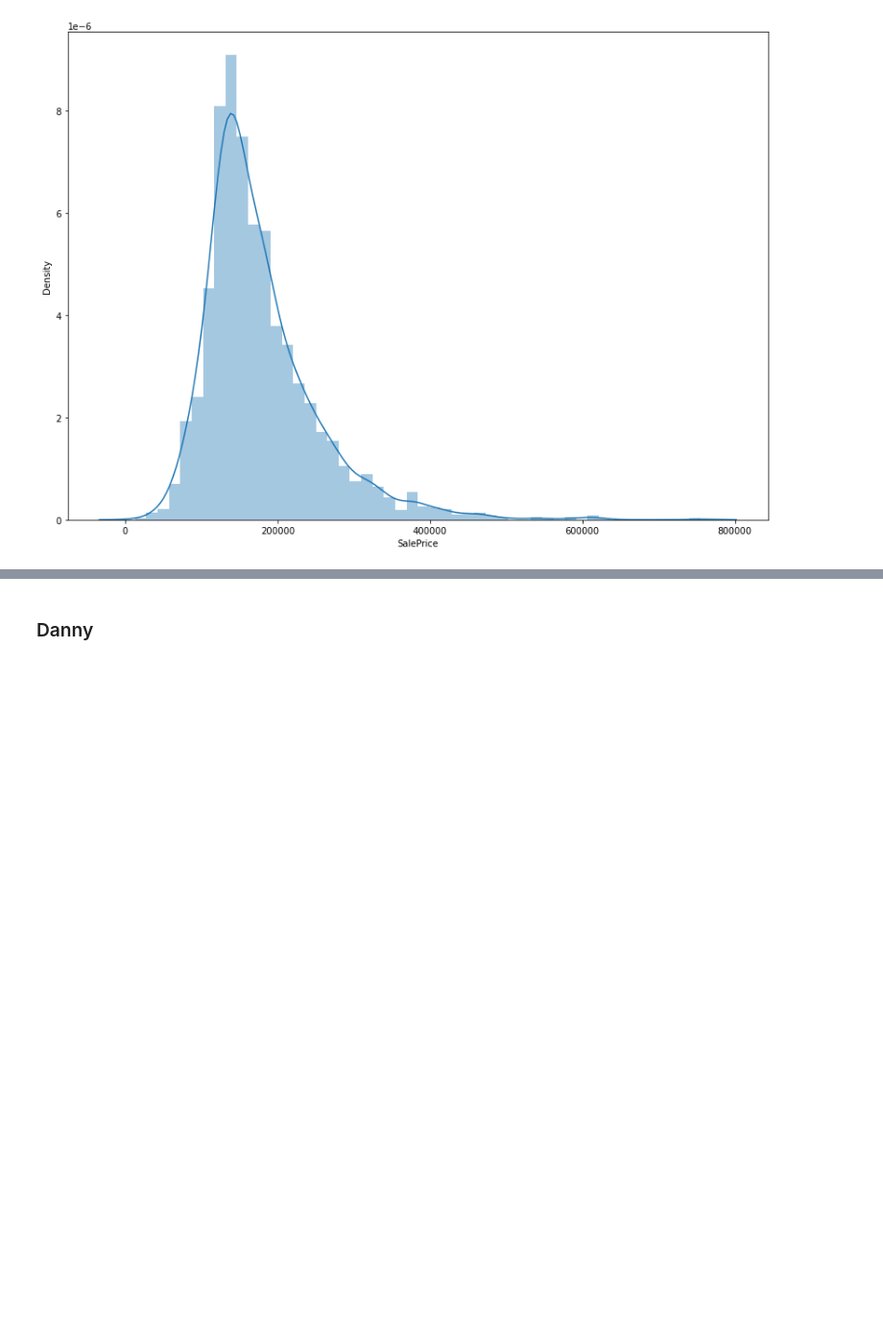
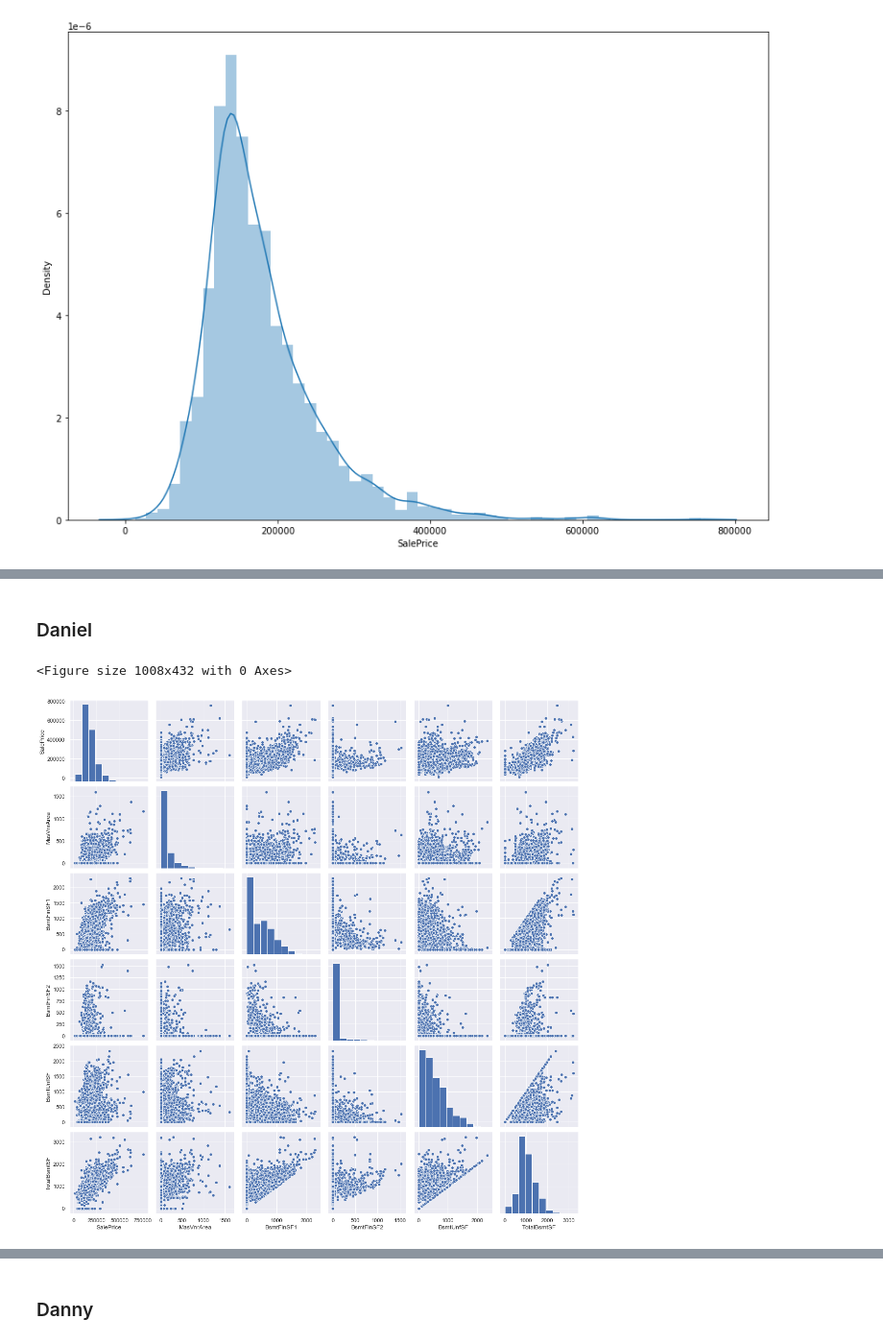
Before and after one commit to danieljinchoy/ames_housing_ml, a Jupyter notebook: EDA.ipynb, the cells around one changed output, grey strips where cells are left out. Shown at 96% size. Saved outputs shown, nothing was run; the diff lists cells and outputs as text; code cells hidden in the pictures; blank space fills up the shorter version.

```diff
--- a/EDA.ipynb
+++ b/EDA.ipynb
@@ -32,0 +48,10 @@ sns.distplot(housing['SalePrice']);
+# %% [markdown]
+### Daniel
+# %%
+plt.figure(figsize = (14,6))
+cols1 = ['SalePrice', 'MasVnrArea', 'BsmtFinSF1','BsmtFinSF2', 'BsmtUnfSF', 'TotalBsmtSF']
+sns.pairplot(housing[cols1], size = 2.5)
+plt.show()
+# %% [output]
+<Figure size 1008x432 with 0 Axes>
+[figure, added]
```
Also changed, not shown: parts of 7 cells of this notebook.
